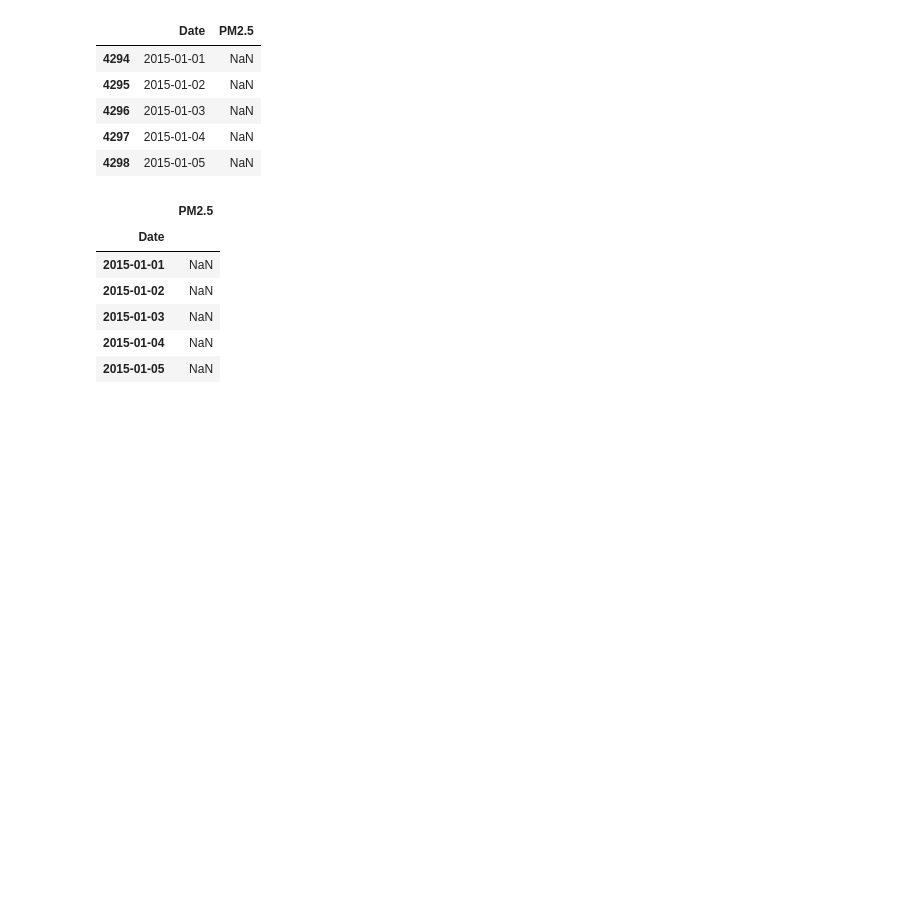
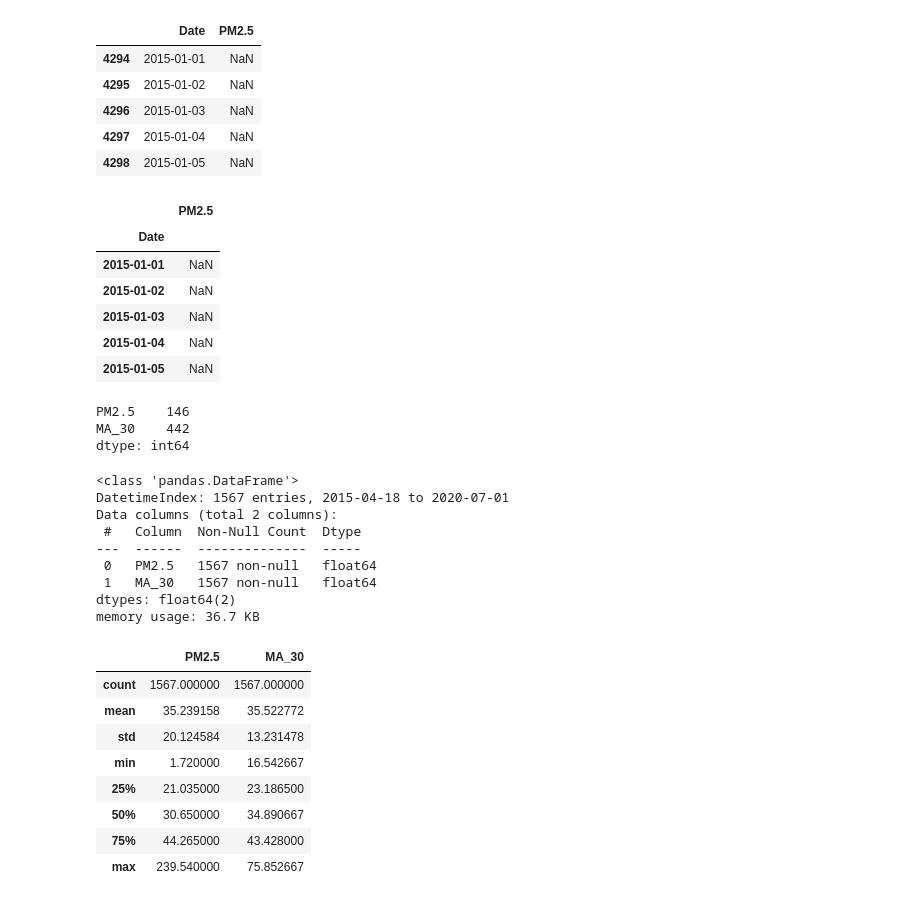
Before and after one commit to Yashvi75/bangalore-air-quality-forecasting, a Jupyter notebook: notebooks/time_series_analysis.ipynb, the cells around one changed output. Saved outputs shown, nothing was run; the diff lists cells and outputs as text; code cells hidden in the pictures; blank space fills up the shorter version.

```diff
--- a/notebooks/time_series_analysis.ipynb
+++ b/notebooks/time_series_analysis.ipynb
@@ -53,3 +53,9 @@ blr_df.head()
 | 2015-01-03 | NaN |
 | 2015-01-04 | NaN |
 | 2015-01-05 | NaN |
+# %%
+blr_df.isnull().sum()
+# %% [output]
+PM2.5    146
+MA_30    442
+dtype: int64
@@ -55,0 +64,22 @@ blr_df.head()
+# %%
+blr_df.info()
+blr_df.describe()
+# %% [output]
+<class 'pandas.DataFrame'>
+DatetimeIndex: 1567 entries, 2015-04-18 to 2020-07-01
+Data columns (total 2 columns):
+ #   Column  Non-Null Count  Dtype
+---  ------  --------------  -----
+ 0   PM2.5   1567 non-null   float64
+ 1   MA_30   1567 non-null   float64
+dtypes: float64(2)
+memory usage: 36.7 KB
+|  | PM2.5 | MA_30 |
+| count | 1567.000000 | 1567.000000 |
+| mean | 35.239158 | 35.522772 |
+| std | 20.124584 | 13.231478 |
+| min | 1.720000 | 16.542667 |
+| 25% | 21.035000 | 23.186500 |
+| 50% | 30.650000 | 34.890667 |
+| 75% | 44.265000 | 43.428000 |
+| max | 239.540000 | 75.852667 |
```
Also changed, not shown: parts of 4 cells of this notebook.
